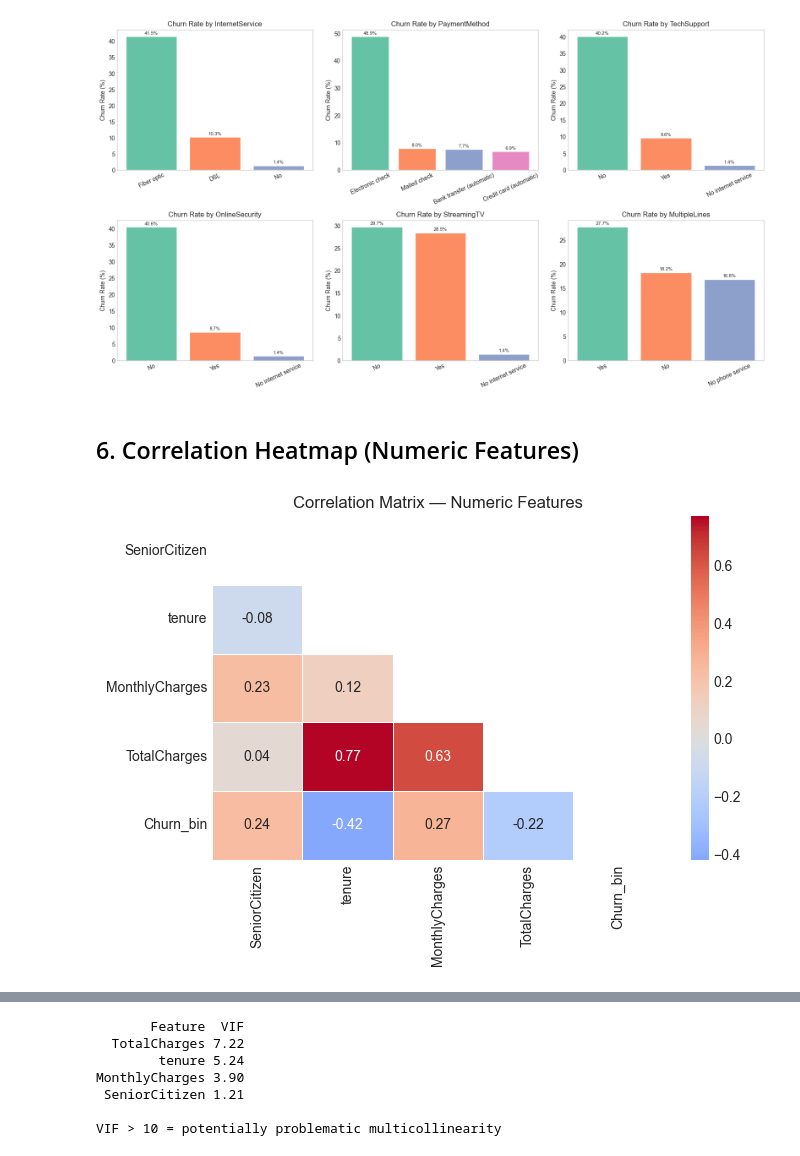
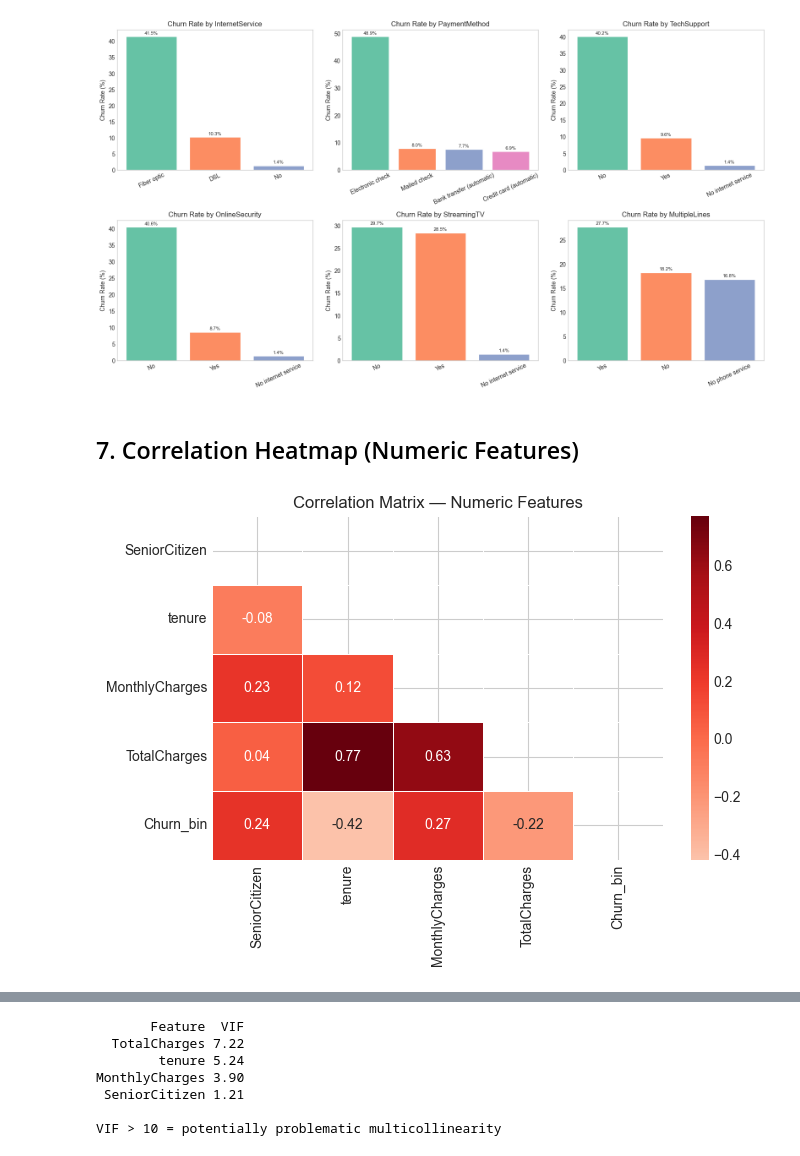
Before and after one commit to Thanh-Tung-Do/customer-churn-prediction, a Jupyter notebook: notebooks/01_eda.ipynb, the cells around one changed output, grey strips where cells are left out. Cells and saved outputs as stored; diff of their text form; code cells hidden in the pictures.

```diff
--- a/notebooks/01_eda.ipynb
+++ b/notebooks/01_eda.ipynb
@@ -79,7 +79,3 @@ train.describe(include='all')
 | 50% | 297096.50 | NaN | 0.00 | NaN | NaN | 35.00 | NaN | NaN | ... |
 | 75% | 445644.75 | NaN | 0.00 | NaN | NaN | 62.00 | NaN | NaN | ... |
 | max | 594193.00 | NaN | 1.00 | NaN | NaN | 72.00 | NaN | NaN | ... |
-# %%
-# Drop ID column as it's not useful for modeling and can cause data leakage if included
-train.drop(columns=['id'], inplace=True)
-test.drop(columns=['id'], inplace=True)
@@ -219,18 +259,18 @@ plt.show()
 # %% [output]
 [figure]
 # %% [markdown]
-## 6. Correlation Heatmap (Numeric Features)
+## 7. Correlation Heatmap (Numeric Features)
 # %%
 numeric_cols = ['SeniorCitizen', 'tenure', 'MonthlyCharges', 'TotalCharges', 'Churn_bin']
 corr = train[numeric_cols].corr()
 
 fig, ax = plt.subplots(figsize=(7, 5))
 mask = np.triu(np.ones_like(corr, dtype=bool))
-sns.heatmap(corr, mask=mask, annot=True, fmt='.2f', cmap='coolwarm',
+sns.heatmap(corr, mask=mask, annot=True, fmt='.2f', cmap='Reds',
             center=0, ax=ax, linewidths=0.5)
 ax.set_title('Correlation Matrix — Numeric Features')
 plt.tight_layout()
 plt.savefig('../data/processed/fig_correlation.png', dpi=150)
 plt.show()
 # %% [output]
-[figure, old version]
+[figure, new version]
```
Also changed, not shown: parts of 12 cells of this notebook.
